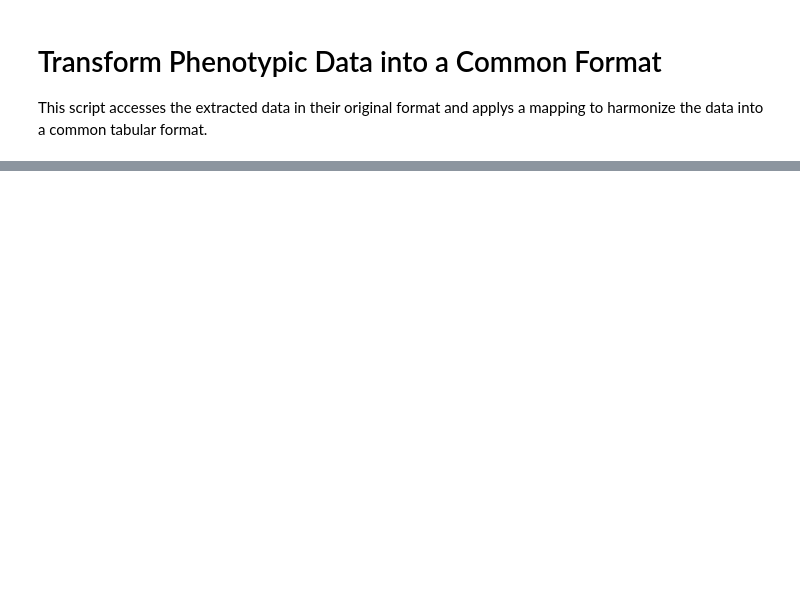
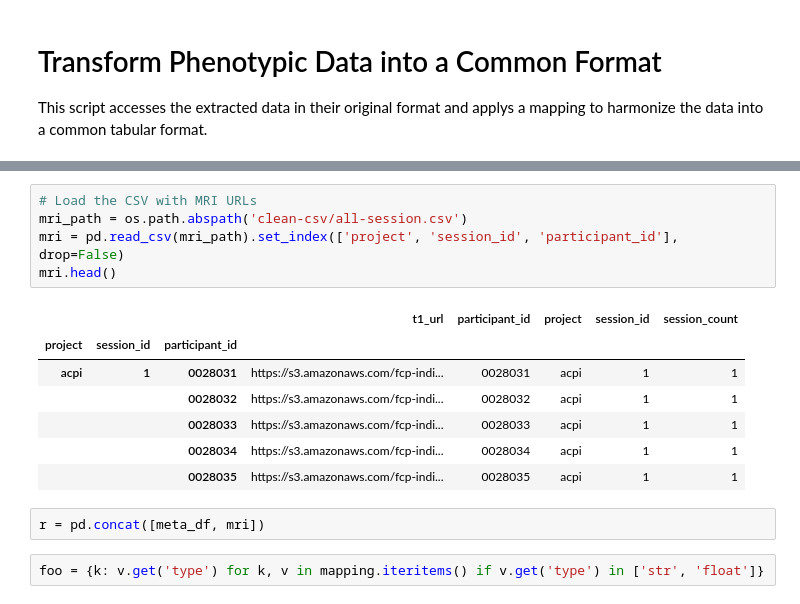
Before and after one commit to OpenNeuroLab/metasearch, a Jupyter notebook: crawler/transform.ipynb, the cells around one changed output, grey strips where cells are left out. Drawn from its saved outputs; the diff is of its cells as text; blank space fills up the shorter version.

```diff
--- a/crawler/transform.ipynb
+++ b/crawler/transform.ipynb
@@ -98,0 +118,17 @@ for project_name in project_names:
+# %%
+# Load the CSV with MRI URLs
+mri_path = os.path.abspath('clean-csv/all-session.csv')
+mri = pd.read_csv(mri_path).set_index(['project', 'session_id', 'participant_id'], drop=False)
+mri.head()
+# %% [output]
+|  |  |  | t1_url | participant_id | project | session_id | session_count |
+| project | session_id | participant_id |  |  |  |  |  |
+| acpi | 1 | 0028031 | https://s3.amazonaws.com/fcp-indi... | 0028031 | acpi | 1 | 1 |
+|  |  | 0028032 | https://s3.amazonaws.com/fcp-indi... | 0028032 | acpi | 1 | 1 |
+|  |  | 0028033 | https://s3.amazonaws.com/fcp-indi... | 0028033 | acpi | 1 | 1 |
+|  |  | 0028034 | https://s3.amazonaws.com/fcp-indi... | 0028034 | acpi | 1 | 1 |
+|  |  | 0028035 | https://s3.amazonaws.com/fcp-indi... | 0028035 | acpi | 1 | 1 |
+# %%
+r = pd.concat([meta_df, mri])
+# %%
+foo = {k: v.get('type') for k, v in mapping.iteritems() if v.get('type') in ['str', 'float']}
```
Also changed, not shown: parts of 7 cells of this notebook, 9 other files.
